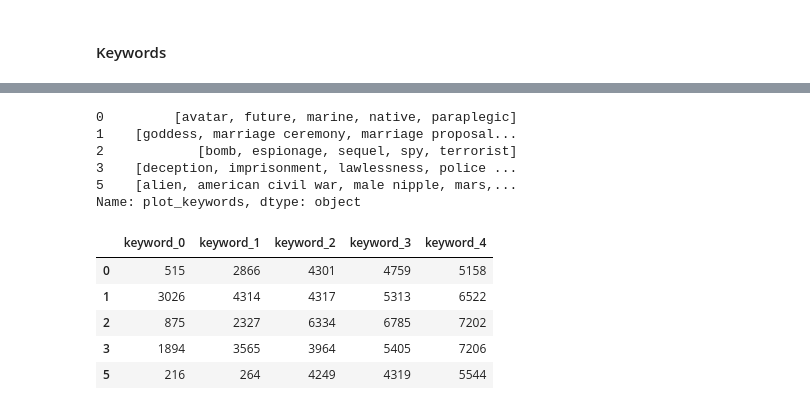
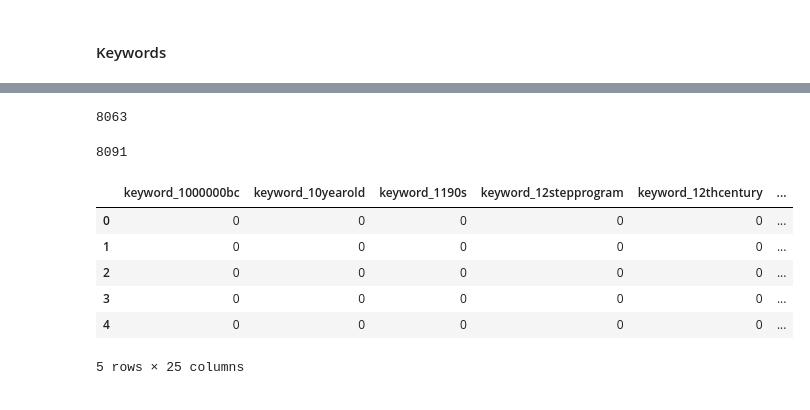
Before and after one commit to dcandrade/movie-data-mining, a Jupyter notebook: preprocessing/Preprocessing.ipynb, the cells around one changed output, grey strips where cells are left out. Saved outputs shown, nothing was run; the diff lists cells and outputs as text; code cells hidden in the pictures.

Commit message:
Fixed keyword preprocessing

```diff
--- a/preprocessing/Preprocessing.ipynb
+++ b/preprocessing/Preprocessing.ipynb
@@ -421,34 +427,31 @@ categorical_df.head()
 # %%
 # Processando keywords
-keywords = categorical_df.plot_keywords.apply(lambda x: x.split('|') if type(x) is str else 'None')
-keywords.head()
+keywords = categorical_df.plot_keywords.astype(str).apply(lambda x: x.replace(' ', '').replace('-', '').replace('.', ''))
+all_keywords = set()
+keywords.apply(lambda x: all_keywords.update(x.split('|')))
+len(all_keywords)
 # %% [output]
-0         [avatar, future, marine, native, paraplegic]
-1    [goddess, marriage ceremony, marriage proposal...
-2            [bomb, espionage, sequel, spy, terrorist]
-3    [deception, imprisonment, lawlessness, police ...
-5    [alien, american civil war, male nipple, mars,...
-Name: plot_keywords, dtype: object
+8063
-# %%
-# Quebrando o array em colunas
-keywords = keywords.apply(pd.Series)
-keywords.rename(lambda x: 'keyword_{}'.format(x), axis='columns', inplace=True)
-keywords = keywords.astype(str) # nan is the value for missing
-# %%
-#Convertendo as categorias para inteiros
-all_keywords = set()
-keywords.applymap(lambda x: all_keywords.add(x))
-keywords_encoder = LabelEncoder()
-keywords_encoder.fit(list(all_keywords))
-keywords = keywords.apply(keywords_encoder.transform)
-keywords.head()
-# %% [output]
-|  | keyword_0 | keyword_1 | keyword_2 | keyword_3 | keyword_4 |
-| 0 | 515 | 2866 | 4301 | 4759 | 5158 |
-| 1 | 3026 | 4314 | 4317 | 5313 | 6522 |
-| 2 | 875 | 2327 | 6334 | 6785 | 7202 |
-| 3 | 1894 | 3565 | 3964 | 5405 | 7206 |
-| 5 | 216 | 264 | 4249 | 4319 | 5544 |
+# %%
+keyword_vectorizer = CountVectorizer()
+keyword_vectorizer.fit(all_keywords)
+vocabulary = sorted(keyword_vectorizer.vocabulary_)
+len(vocabulary)
+# %% [output]
+8091
+# %%
+vect_keywords = genre_vectorizer.transform(keywords.values)
+keywords_binary_df = pd.DataFrame(vect_keywords.toarray())
+keywords_binary_df.rename(lambda x: 'keyword_'+vocabulary[int(x)], axis='columns', inplace=True)
+keywords_binary_df.head()
+# %% [output]
+|  | keyword_1000000bc | keyword_10yearold | keyword_1190s | keyword_12stepprogram | keyword_12thcentury | ... |
+| 0 | 0 | 0 | 0 | 0 | 0 | ... |
+| 1 | 0 | 0 | 0 | 0 | 0 | ... |
+| 2 | 0 | 0 | 0 | 0 | 0 | ... |
+| 3 | 0 | 0 | 0 | 0 | 0 | ... |
+| 4 | 0 | 0 | 0 | 0 | 0 | ... |
+5 rows × 25 columns
 # %%
 # Colocando de volta no Dataframe
 categorical_df.drop('plot_keywords', axis='columns', inplace=True)
```
Also changed, not shown: parts of 8 cells of this notebook.
